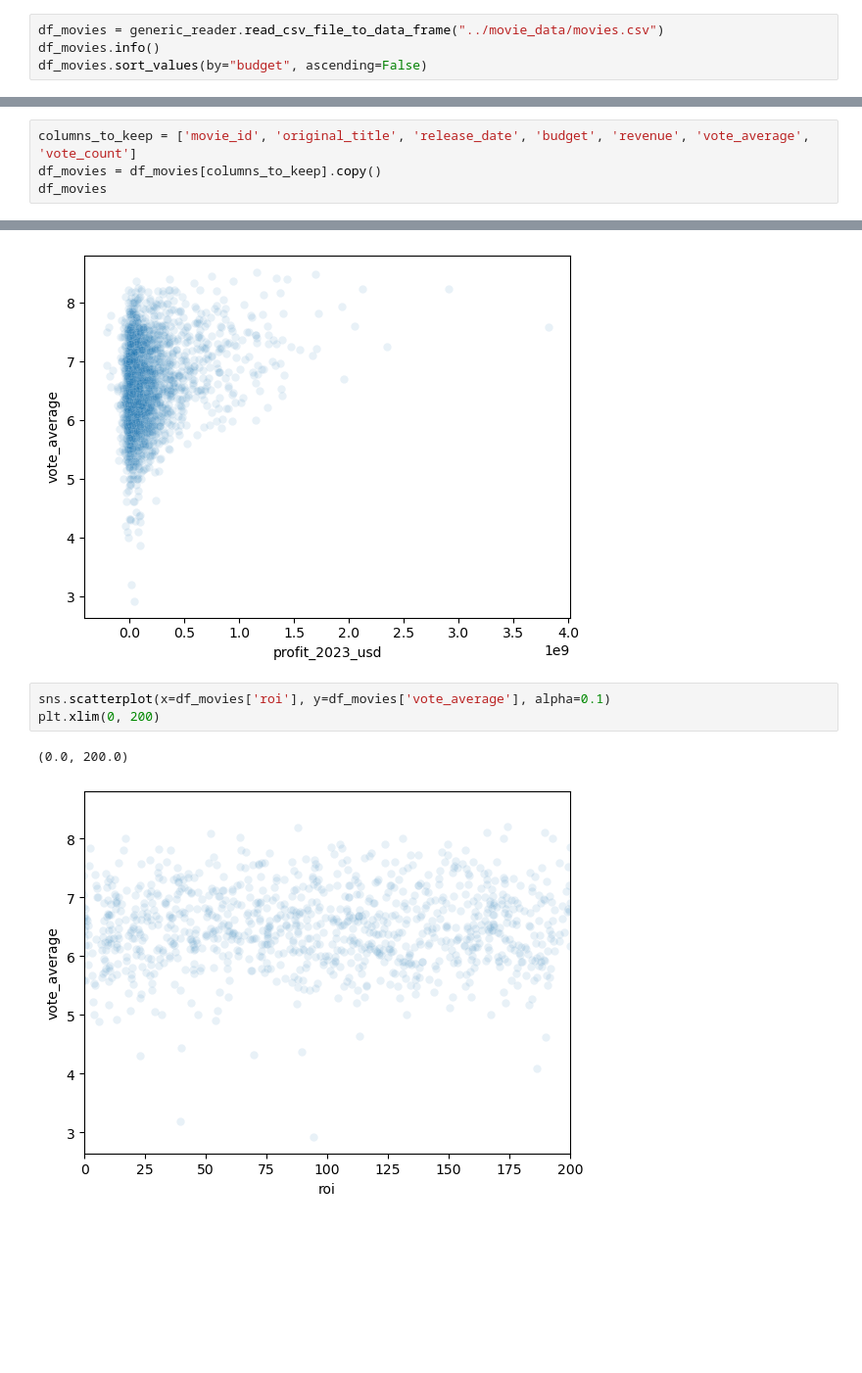
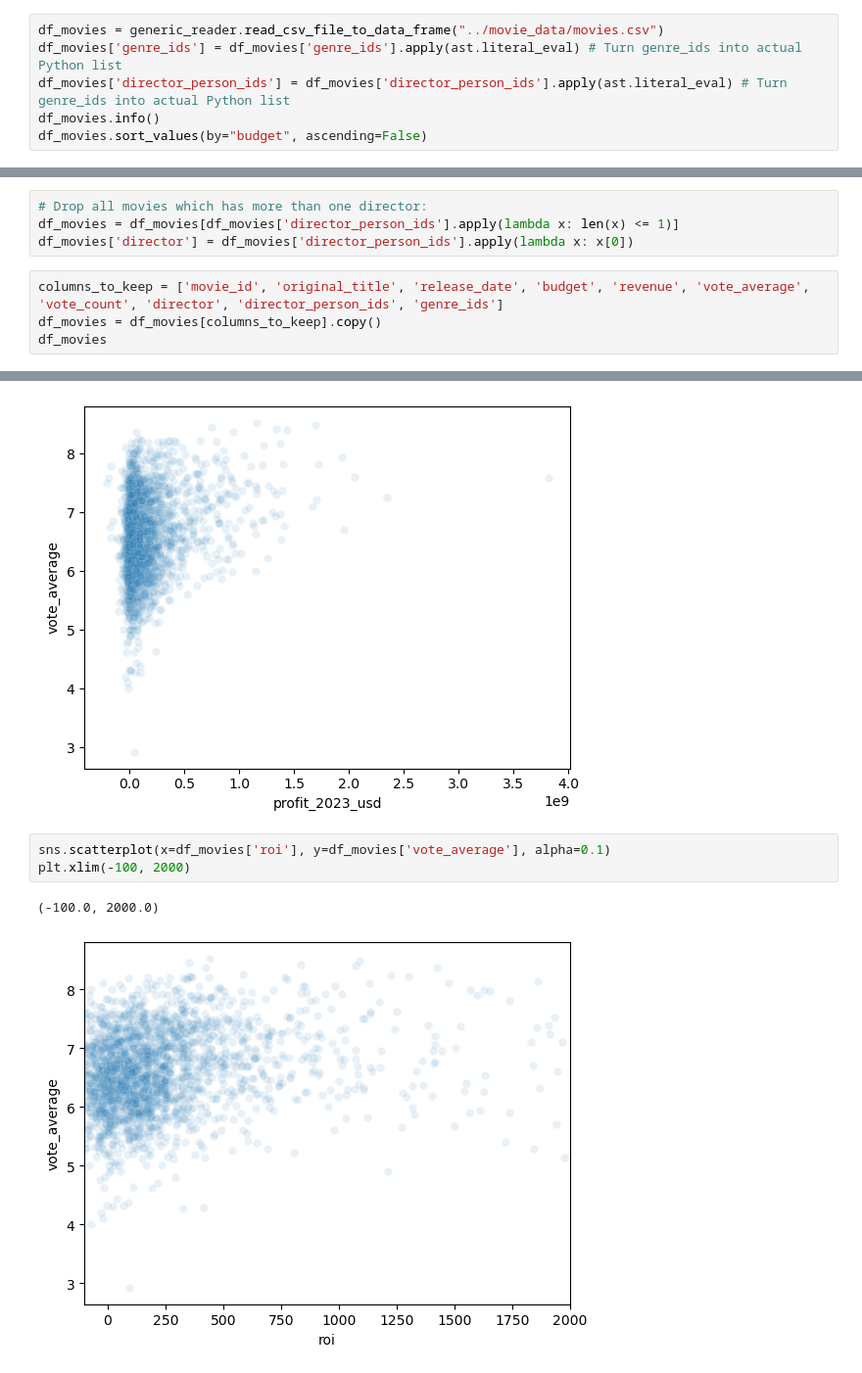
Before and after one commit to pbollhorn/bi-group-5-and-9, a Jupyter notebook: exam_project/pbtest.ipynb, the cells around one changed output, grey strips where cells are left out. Shown at 98% size. Saved outputs shown, nothing was run; the diff lists cells and outputs as text; blank space fills up the shorter version.

```diff
--- a/exam_project/pbtest.ipynb
+++ b/exam_project/pbtest.ipynb
@@ -13,6 +14,8 @@ convert_usd(1000, 2000, 2023, cpi_by_year)
 1769
 # %%
 df_movies = generic_reader.read_csv_file_to_data_frame("../movie_data/movies.csv")
+df_movies['genre_ids'] = df_movies['genre_ids'].apply(ast.literal_eval) # Turn genre_ids into actual Python list
+df_movies['director_person_ids'] = df_movies['director_person_ids'].apply(ast.literal_eval) # Turn genre_ids into actual Python list
 df_movies.info()
 df_movies.sort_values(by="budget", ascending=False)
 # %% [output]
@@ -46,8 +49,12 @@ memory usage: 640.2+ KB
 | 1717 | False | /iXRxlRsBr0mGr9Wx3OPbVdbUJzl.jpg | 0 | NaN | 360784 | tt2131532 | ['US'] | en | ... |
 | 2688 | False | /tSxbUnrnWlR5dQvUgqMI7sACmFD.jpg | 0 | https://www.netflix.com/title/802... | 779782 | tt2935622 | ['US'] | en | ... |
 2801 rows × 31 columns
+# %%
+# Drop all movies which has more than one director:
+df_movies = df_movies[df_movies['director_person_ids'].apply(lambda x: len(x) <= 1)]
+df_movies['director'] = df_movies['director_person_ids'].apply(lambda x: x[0])
 # %%
-columns_to_keep = ['movie_id', 'original_title', 'release_date', 'budget', 'revenue', 'vote_average', 'vote_count']
+columns_to_keep = ['movie_id', 'original_title', 'release_date', 'budget', 'revenue', 'vote_average', 'vote_count', 'director', 'director_person_ids', 'genre_ids']
 df_movies = df_movies[columns_to_keep].copy()
 df_movies
 # %% [output]
@@ -179,7 +212,7 @@ sns.scatterplot(x=df_movies['profit_2023_usd'], y=df_movies['vote_average'], alp
 [figure]
 # %%
 sns.scatterplot(x=df_movies['roi'], y=df_movies['vote_average'], alpha=0.1)
-plt.xlim(0, 200)
+plt.xlim(-100, 2000)
 # %% [output]
-(0.0, 200.0)
+(-100.0, 2000.0)
-[figure, old version]
+[figure, new version]
```
Also changed, not shown: parts of 9 cells of this notebook.
